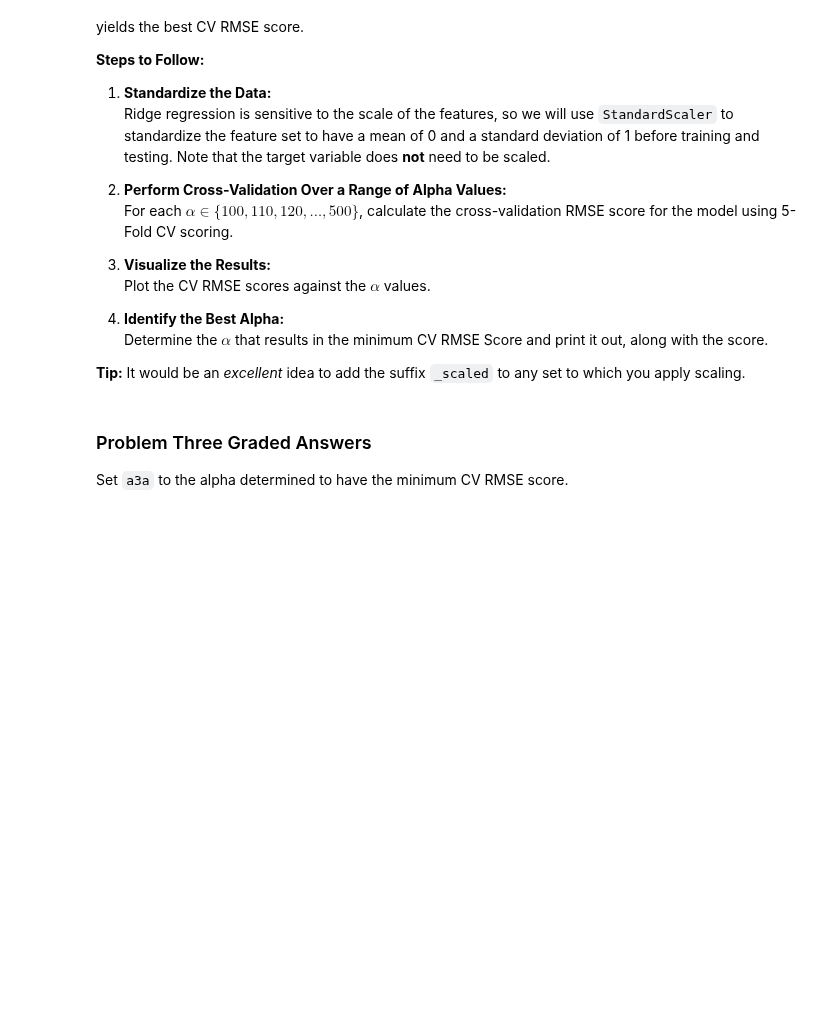
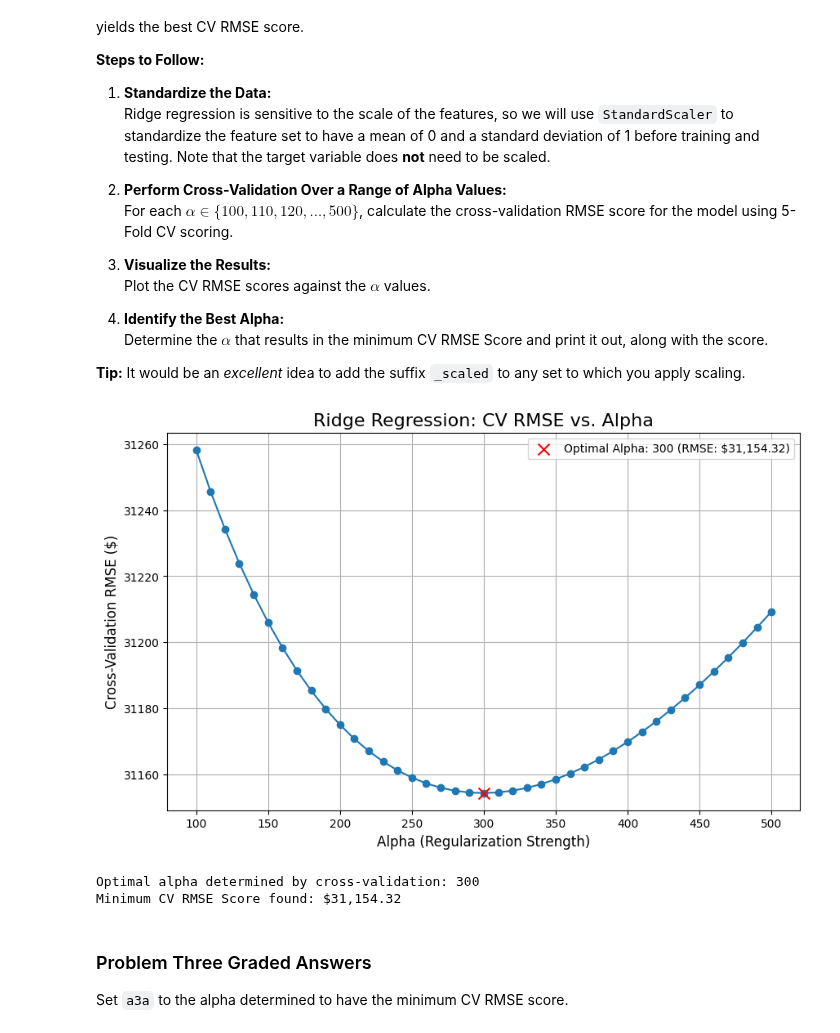
Before and after one commit to waysnyder/Module-3-Assignments, a Jupyter notebook: Homework_05.ipynb, the cells around one changed output. Saved outputs shown, nothing was run; the diff lists cells and outputs as text; code cells hidden in the pictures; blank space fills up the shorter version.

```diff
--- a/Homework_05.ipynb
+++ b/Homework_05.ipynb
@@ -351,6 +452,70 @@ This introduces another instance of the model selection problem: we must determi
 **Tip:** It would be an *excellent* idea to add the suffix `_scaled` to any set to which you apply scaling.
 # %%
 # Your code here
+
+# --- 1. Standardize the Data ---
+# Create a scaler object
+scaler = StandardScaler()
+
+# Fit the scaler on the training data and transform it
+X_train_scaled = scaler.fit_transform(X_train)
+
+# Transform the test data using the same scaler (will be used in Problem 4)
+X_test_scaled = scaler.transform(X_test)
+
+
+# --- 2. Perform Cross-Validation Over a Range of Alpha Values ---
+# Define the range of alpha values to test, as specified in the problem
+alphas = np.arange(100, 501, 10)
+
+# List to store the CV RMSE scores for each alpha
+rmse_scores = []
+
+# Loop through each alpha value
+for alpha in alphas:
+    # Create a Ridge regression model with the current alpha
+    ridge_model = Ridge(alpha=alpha)
+
+    # Perform 5-fold cross-validation on the SCALED training data
+    # We use 'neg_mean_squared_error' and then convert it to RMSE
+    mse_scores = -cross_val_score(ridge_model, X_train_scaled, y_train,
+                                  scoring='neg_mean_squared_error', cv=5)
+
+    # Calculate the average RMSE and append it to our list
+    rmse_scores.append(np.sqrt(np.mean(mse_scores)))
+
+
+# --- 3. Visualize the Results and Identify the Best Alpha ---
+# Find the index of the best (minimum) RMSE score
+optimal_index = np.argmin(rmse_scores)
+optimal_alpha = alphas[optimal_index]
+best_rmse = rmse_scores[optimal_index]
+
+# Plot the results: CV RMSE vs. Alpha
+plt.figure(figsize=(10, 6))
+plt.plot(alphas, rmse_scores, marker='o', linestyle='-')
+
+# Highlight the optimal point on the graph
+plt.scatter(optimal_alpha, best_rmse, color='red', marker='x', s=100, zorder=5,
+            label=f'Optimal Alpha: {optimal_alpha} (RMSE: ${best_rmse:,.2f})')
+
+# Add titles and labels
+plt.title('Ridge Regression: CV RMSE vs. Alpha', fontsize=16)
+plt.xlabel('Alpha (Regularization Strength)', fontsize=12)
+plt.ylabel('Cross-Validation RMSE ($)', fontsize=12)
+plt.grid(True)
+plt.legend()
+plt.show()
+
+
+# --- 4. Report Your Results and Assign Graded Answers ---
+# Print the best alpha and its corresponding CV RMSE score
+print(f"Optimal alpha determined by cross-validation: {optimal_alpha}")
+print(f"Minimum CV RMSE Score found: ${best_rmse:,.2f}")
+# %% [output]
+[figure, added]
+Optimal alpha determined by cross-validation: 300
+Minimum CV RMSE Score found: $31,154.32
 # %% [markdown]
 ### Problem Three Graded Answers
 
```
Also changed, not shown: parts of 19 cells of this notebook.
